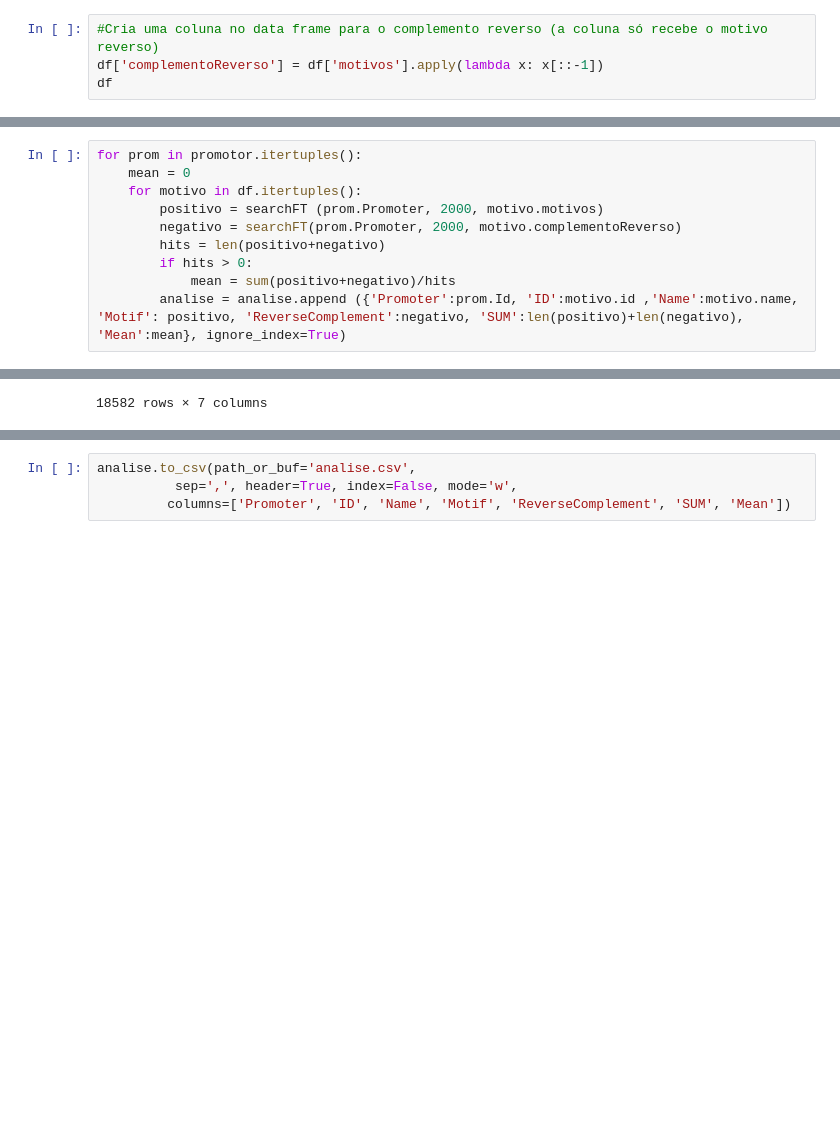
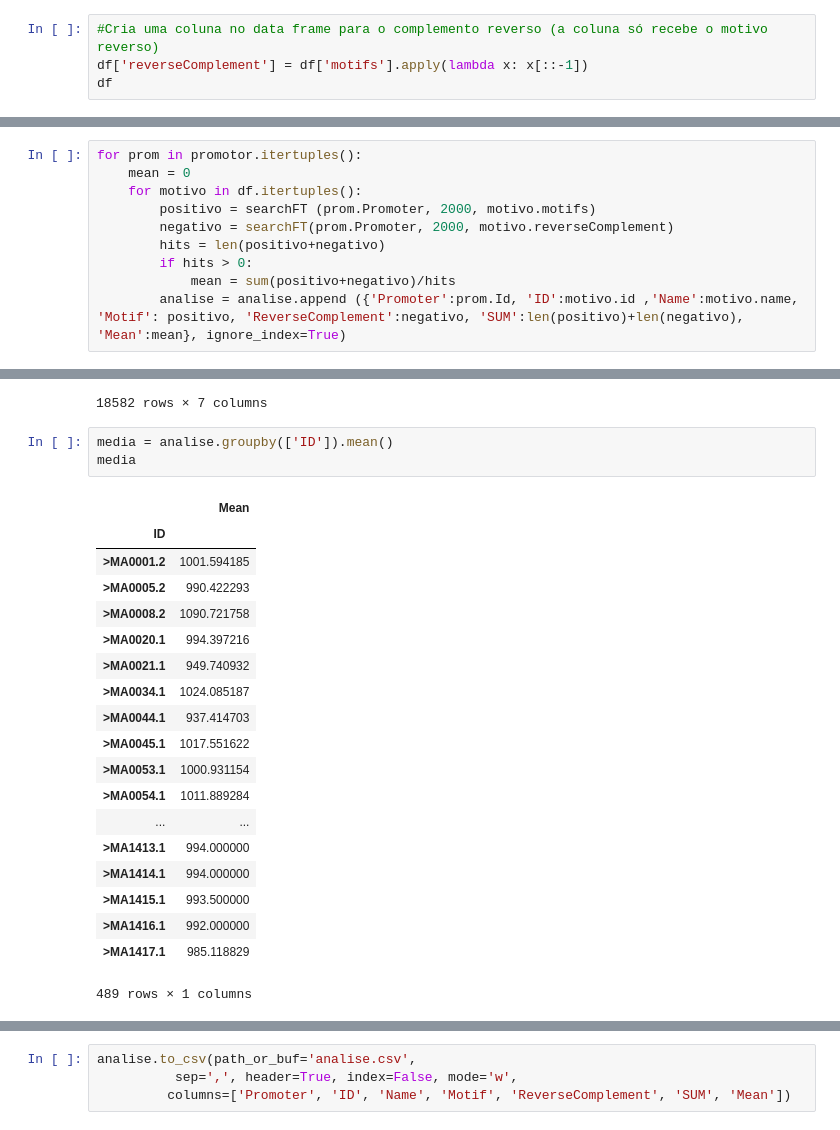
Before and after one commit to if1015-datascience-ufpe/2018-1-projeto-phytoprom, a Jupyter notebook: Pré-processamento.ipynb, the cells around one changed output, grey strips where cells are left out. Saved outputs shown, nothing was run; the diff lists cells and outputs as text; blank space fills up the shorter version.

```diff
--- a/Pré-processamento.ipynb
+++ b/Pré-processamento.ipynb
@@ -476,6 +476,6 @@ def complementoReverso(lst):
     return lst
 # %%
 #Cria uma coluna no data frame para o complemento reverso (a coluna só recebe o motivo reverso)
-df['complementoReverso'] = df['motivos'].apply(lambda x: x[::-1])
+df['reverseComplement'] = df['motifs'].apply(lambda x: x[::-1])
 df
 # %% [output]
@@ -579,8 +579,8 @@ analise
 for prom in promotor.itertuples():
     mean = 0
     for motivo in df.itertuples():
-        positivo = searchFT (prom.Promoter, 2000, motivo.motivos)
-        negativo = searchFT(prom.Promoter, 2000, motivo.complementoReverso)
+        positivo = searchFT (prom.Promoter, 2000, motivo.motifs)
+        negativo = searchFT(prom.Promoter, 2000, motivo.reverseComplement)
         hits = len(positivo+negativo)
         if hits > 0:
             mean = sum(positivo+negativo)/hits
@@ -606,3 +606,26 @@ analise
 | 18580 | Vigun09g215600 | >MA1416.1 | RAMOSA1 | [0, 1, 2, 3, 4, 5, 6, 7, 8, 9, 10... | [0, 1, 2, 3, 4, 5, 6, 7, 8, 9, 10... | 3970 | 992.000000 |
 | 18581 | Vigun09g215600 | >MA1417.1 | O2 | [0, 2, 5, 9, 10, 11, 12, 14, 18, ... | [1, 2, 3, 5, 7, 8, 9, 10, 12, 13,... | 2472 | 1011.734223 |
 18582 rows × 7 columns
+# %%
+media = analise.groupby(['ID']).mean()
+media
+# %% [output]
+|  | Mean |
+| ID |  |
+| >MA0001.2 | 1001.594185 |
+| >MA0005.2 | 990.422293 |
+| >MA0008.2 | 1090.721758 |
+| >MA0020.1 | 994.397216 |
+| >MA0021.1 | 949.740932 |
+| >MA0034.1 | 1024.085187 |
+| >MA0044.1 | 937.414703 |
+| >MA0045.1 | 1017.551622 |
+| >MA0053.1 | 1000.931154 |
+| >MA0054.1 | 1011.889284 |
+| ... | ... |
+| >MA1413.1 | 994.000000 |
+| >MA1414.1 | 994.000000 |
+| >MA1415.1 | 993.500000 |
+| >MA1416.1 | 992.000000 |
+| >MA1417.1 | 985.118829 |
+489 rows × 1 columns
```
Also changed, not shown: parts of 13 cells of this notebook, 1 other file.
